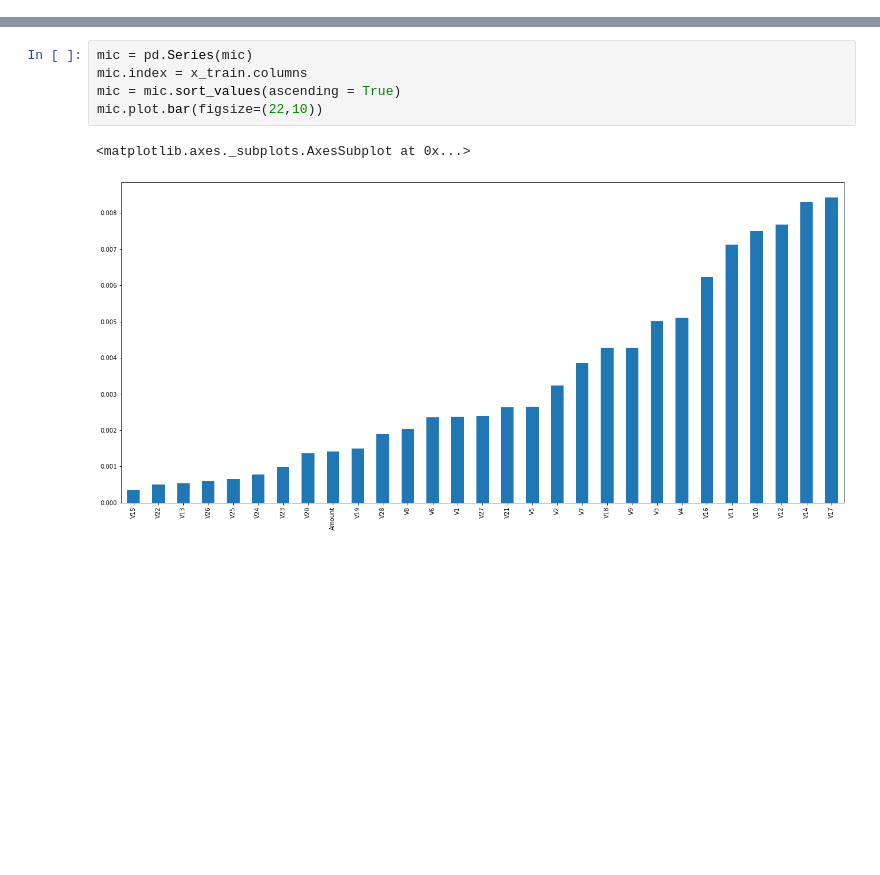
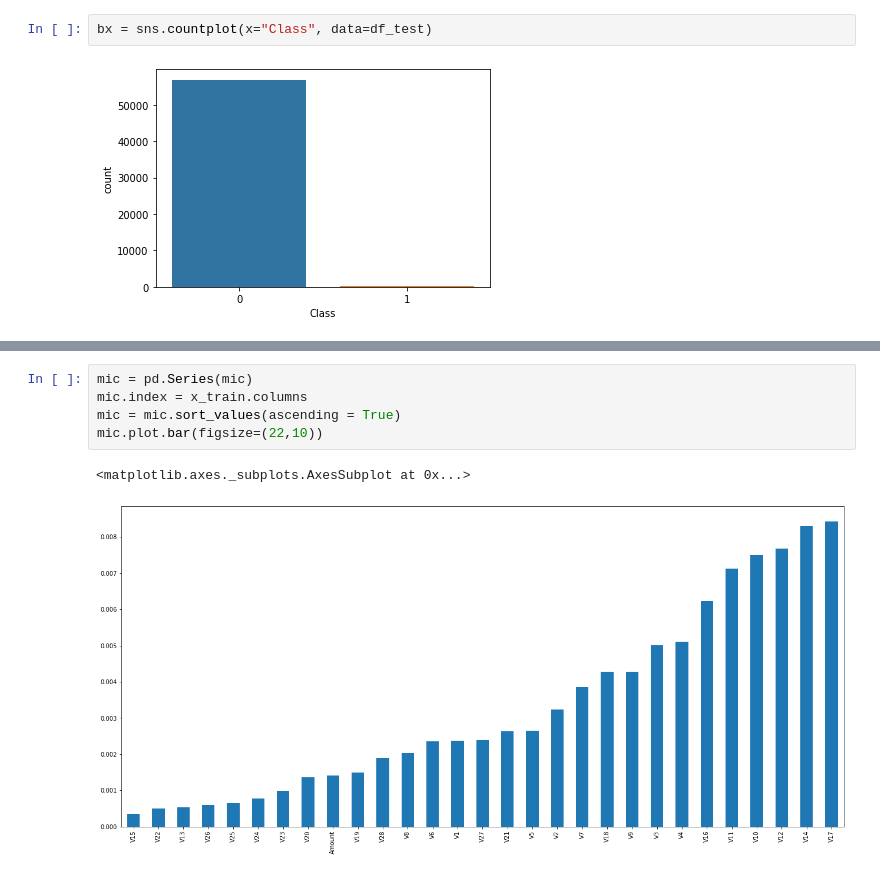
Before and after one commit to brendontj/CC-Fraud-Detection, a Jupyter notebook: cc_fraud_detector.ipynb, the cells around one changed output, grey strips where cells are left out. Saved outputs shown, nothing was run; the diff lists cells and outputs as text; blank space fills up the shorter version.

```diff
--- a/cc_fraud_detector.ipynb
+++ b/cc_fraud_detector.ipynb
@@ -50,0 +67,4 @@ df_train.head()
+# %%
+bx = sns.countplot(x="Class", data=df_test)
+# %% [output]
+[figure, added]
```
Also changed, not shown: parts of 11 cells of this notebook.
